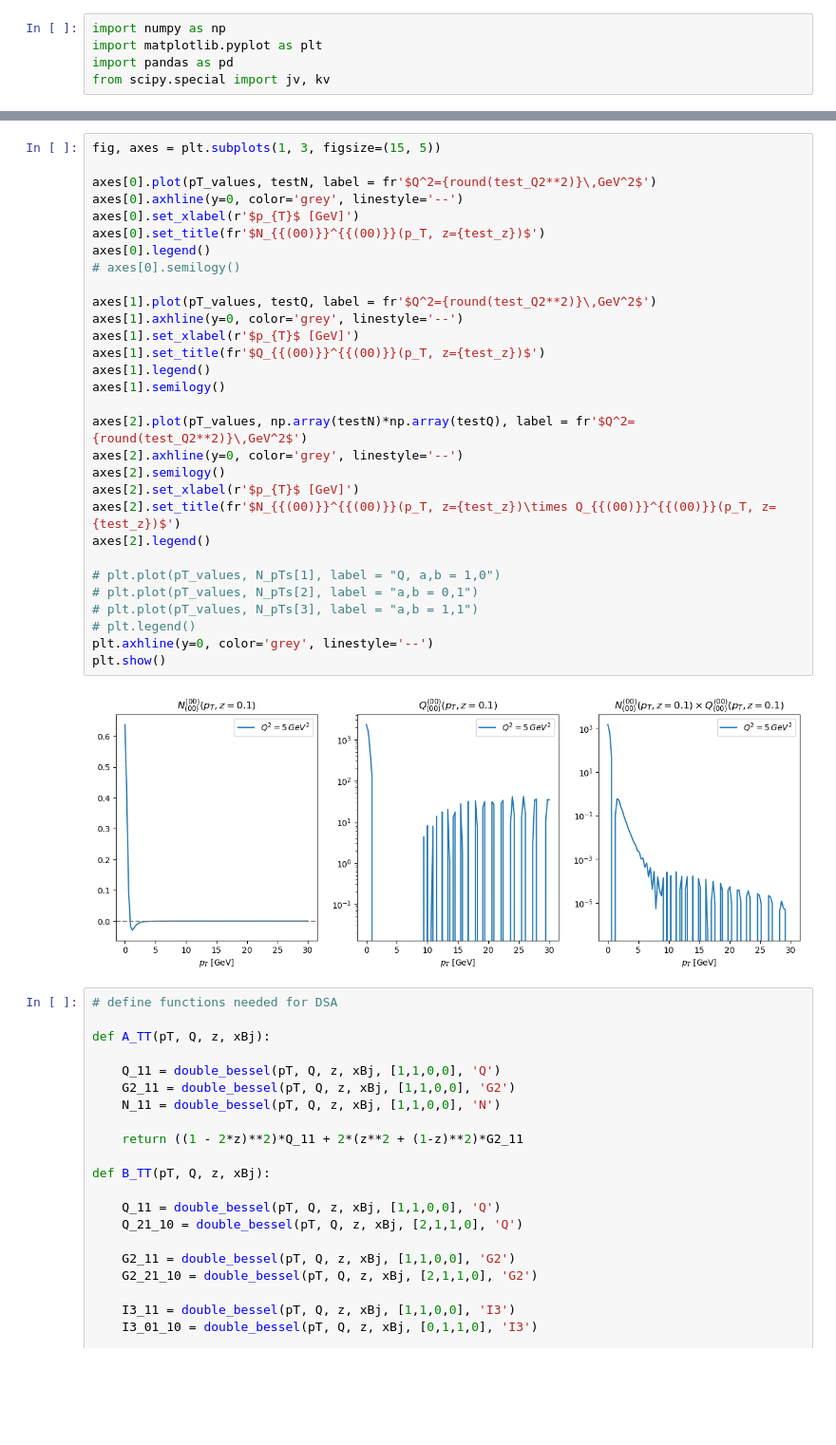
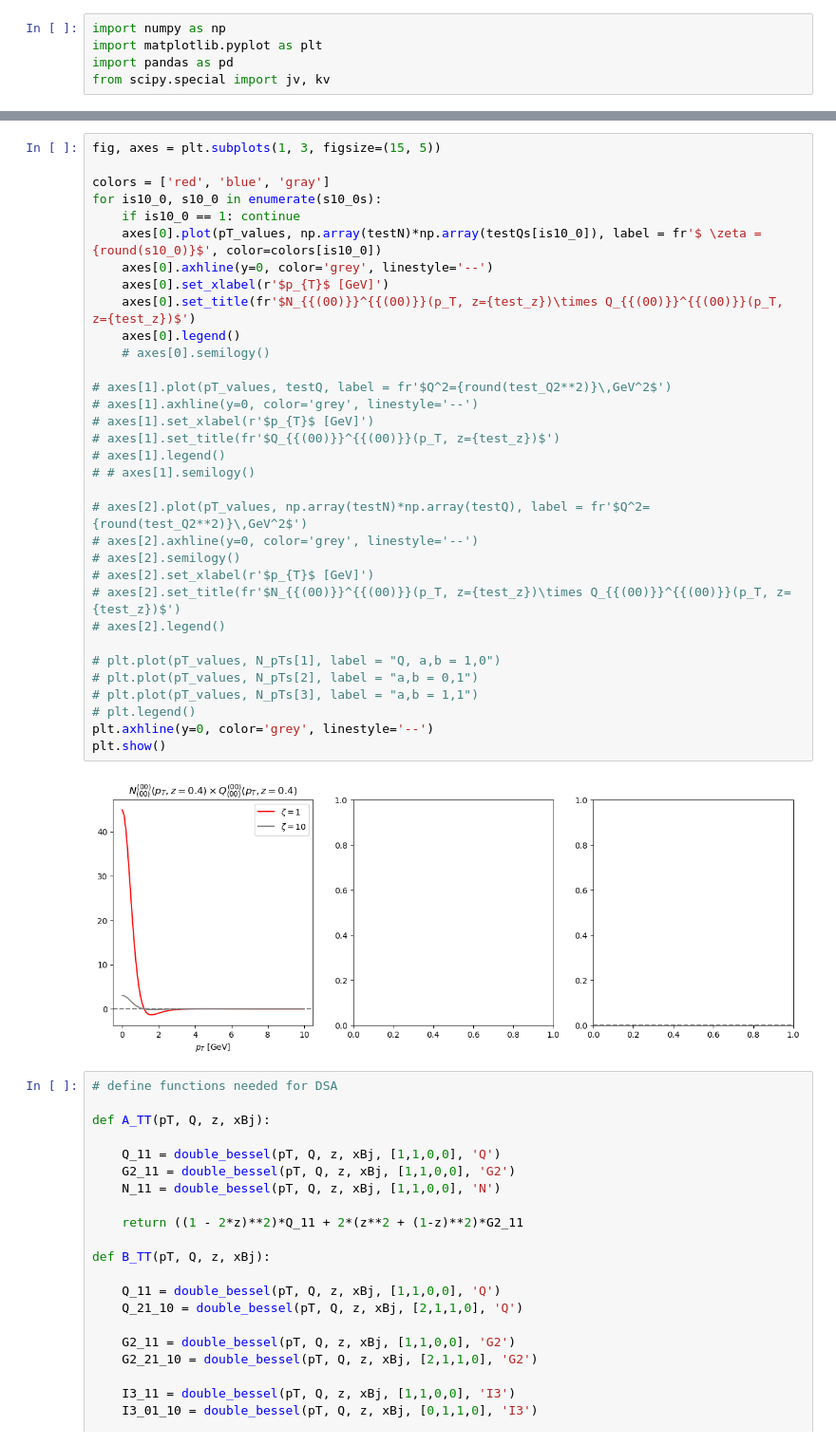
Before and after one commit to brandonmanley/dijet_DSA, a Jupyter notebook: bmanley/DSA_testing.ipynb, the cells around one changed output, grey strips where cells are left out. Shown at 95% size. Drawn from its saved outputs; the diff is of its cells as text; blank space fills up the shorter version.

```diff
--- a/bmanley/DSA_testing.ipynb
+++ b/bmanley/DSA_testing.ipynb
@@ -168,35 +212,38 @@ testQ = [double_bessel(ipT, test_Q2, test_z, 0.01, [0,0,0,0], 'Q') for ipT in pT
-# %%
-fig, axes = plt.subplots(1, 3, figsize=(15, 5))
-
-axes[0].plot(pT_values, testN, label = fr'$Q^2={round(test_Q2**2)}\,GeV^2$')
-axes[0].axhline(y=0, color='grey', linestyle='--')
-axes[0].set_xlabel(r'$p_{T}$ [GeV]')
-axes[0].set_title(fr'$N_{{(00)}}^{{(00)}}(p_T, z={test_z})$')
-axes[0].legend()
-# axes[0].semilogy()
-
-axes[1].plot(pT_values, testQ, label = fr'$Q^2={round(test_Q2**2)}\,GeV^2$')
-axes[1].axhline(y=0, color='grey', linestyle='--')
-axes[1].set_xlabel(r'$p_{T}$ [GeV]')
-axes[1].set_title(fr'$Q_{{(00)}}^{{(00)}}(p_T, z={test_z})$')
-axes[1].legend()
-axes[1].semilogy()
-
-axes[2].plot(pT_values, np.array(testN)*np.array(testQ), label = fr'$Q^2={round(test_Q2**2)}\,GeV^2$')
-axes[2].axhline(y=0, color='grey', linestyle='--')
-axes[2].semilogy()
-axes[2].set_xlabel(r'$p_{T}$ [GeV]')
-axes[2].set_title(fr'$N_{{(00)}}^{{(00)}}(p_T, z={test_z})\times Q_{{(00)}}^{{(00)}}(p_T, z={test_z})$')
-axes[2].legend()
-
-# plt.plot(pT_values, N_pTs[1], label = "Q, a,b = 1,0")
-# plt.plot(pT_values, N_pTs[2], label = "a,b = 0,1")
-# plt.plot(pT_values, N_pTs[3], label = "a,b = 1,1")
-# plt.legend()
-plt.axhline(y=0, color='grey', linestyle='--')
-plt.show()
-# %% [output]
-[figure, removed]
+# %%
+fig, axes = plt.subplots(1, 3, figsize=(15, 5))
+
+colors = ['red', 'blue', 'gray']
+for is10_0, s10_0 in enumerate(s10_0s):
+    if is10_0 == 1: continue
+    axes[0].plot(pT_values, np.array(testN)*np.array(testQs[is10_0]), label = fr'$ \zeta ={round(s10_0)}$', color=colors[is10_0])
+    axes[0].axhline(y=0, color='grey', linestyle='--')
+    axes[0].set_xlabel(r'$p_{T}$ [GeV]')
+    axes[0].set_title(fr'$N_{{(00)}}^{{(00)}}(p_T, z={test_z})\times Q_{{(00)}}^{{(00)}}(p_T, z={test_z})$')
+    axes[0].legend()
+    # axes[0].semilogy()
+
+# axes[1].plot(pT_values, testQ, label = fr'$Q^2={round(test_Q2**2)}\,GeV^2$')
+# axes[1].axhline(y=0, color='grey', linestyle='--')
+# axes[1].set_xlabel(r'$p_{T}$ [GeV]')
+# axes[1].set_title(fr'$Q_{{(00)}}^{{(00)}}(p_T, z={test_z})$')
+# axes[1].legend()
+# # axes[1].semilogy()
+
+# axes[2].plot(pT_values, np.array(testN)*np.array(testQ), label = fr'$Q^2={round(test_Q2**2)}\,GeV^2$')
+# axes[2].axhline(y=0, color='grey', linestyle='--')
+# axes[2].semilogy()
+# axes[2].set_xlabel(r'$p_{T}$ [GeV]')
+# axes[2].set_title(fr'$N_{{(00)}}^{{(00)}}(p_T, z={test_z})\times Q_{{(00)}}^{{(00)}}(p_T, z={test_z})$')
+# axes[2].legend()
+
+# plt.plot(pT_values, N_pTs[1], label = "Q, a,b = 1,0")
+# plt.plot(pT_values, N_pTs[2], label = "a,b = 0,1")
+# plt.plot(pT_values, N_pTs[3], label = "a,b = 1,1")
+# plt.legend()
+plt.axhline(y=0, color='grey', linestyle='--')
+plt.show()
+# %% [output]
+[figure, added]
 # %%
 # define functions needed for DSA
 
```
Also changed, not shown: parts of 6 cells of this notebook, 3 other files.
